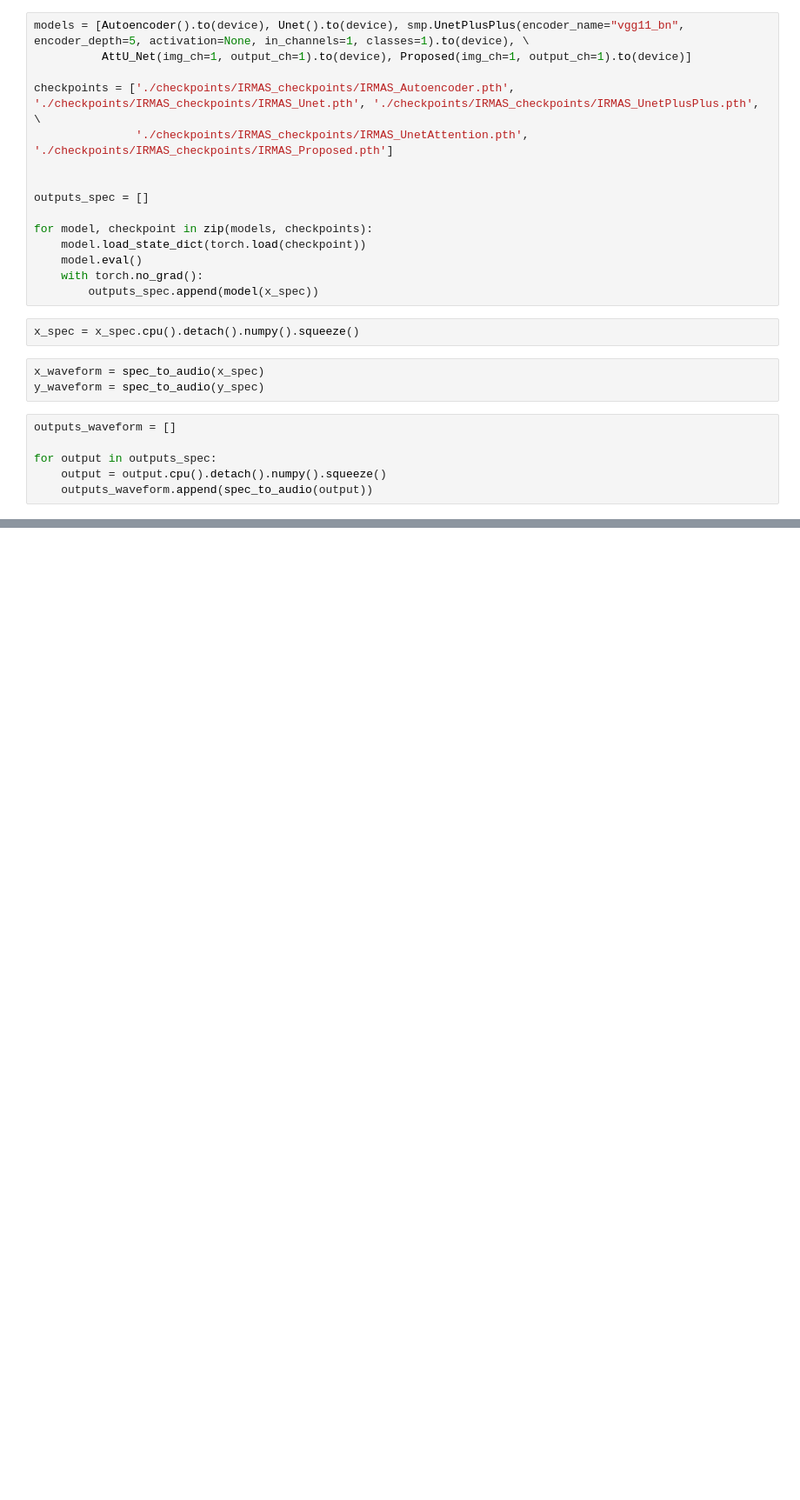
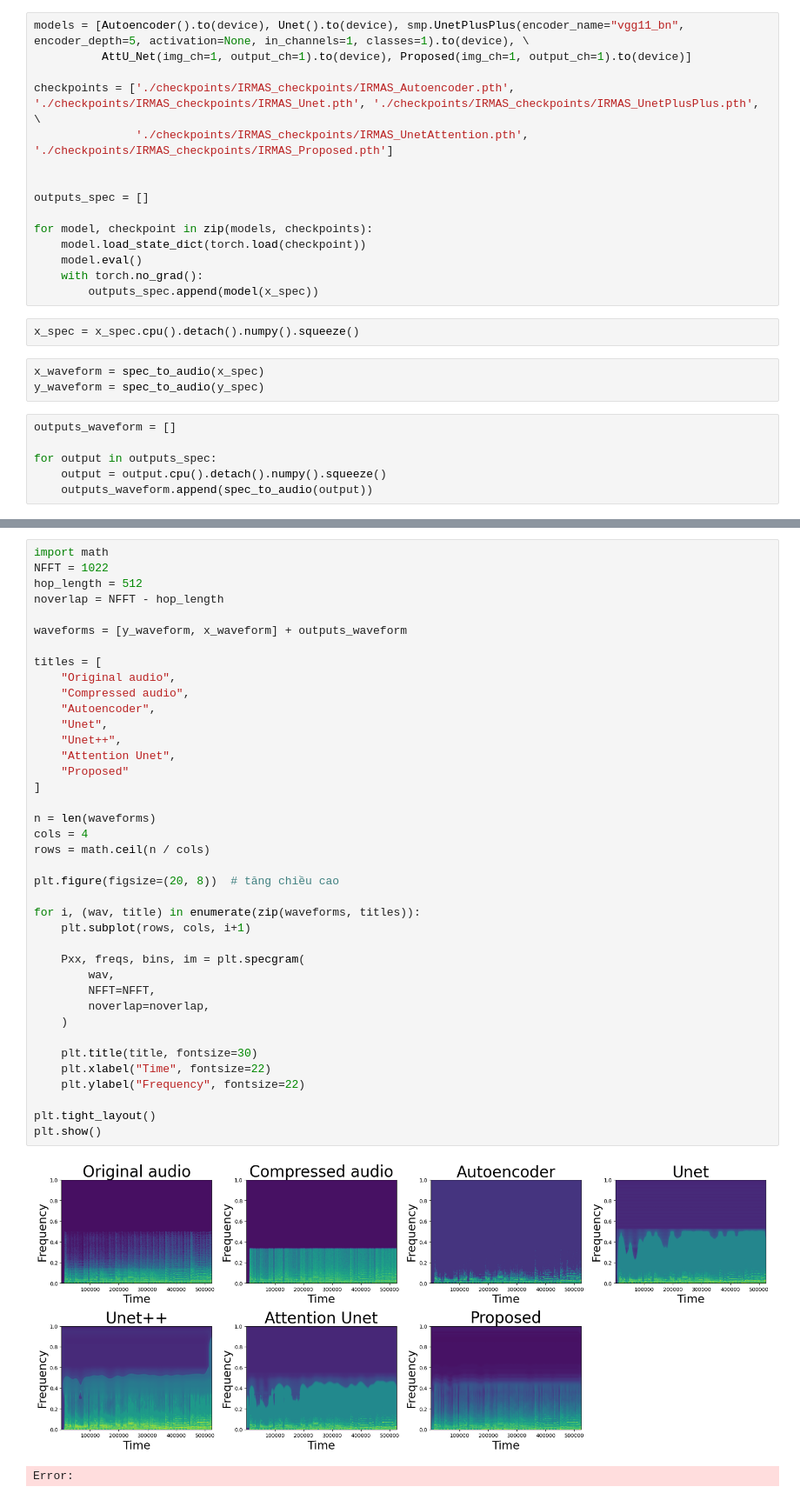
Before and after one commit to vuminhkh0a/Neural-Post-Processing, a Jupyter notebook: plot.ipynb, the cells around one changed output, grey strips where cells are left out. Shown at 87% size. Cells and saved outputs as stored; diff of their text form; blank space fills up the shorter version.

```diff
--- a/plot.ipynb
+++ b/plot.ipynb
@@ -124,0 +125,42 @@ plt.show()
+# %%
+import math
+NFFT = 1022
+hop_length = 512
+noverlap = NFFT - hop_length
+
+waveforms = [y_waveform, x_waveform] + outputs_waveform
+
+titles = [
+    "Original audio",
+    "Compressed audio",
+    "Autoencoder",
+    "Unet",
+    "Unet++",
+    "Attention Unet",
+    "Proposed"
+]
+
+n = len(waveforms)
+cols = 4
+rows = math.ceil(n / cols)
+
+plt.figure(figsize=(20, 8))  # tăng chiều cao
+
+for i, (wav, title) in enumerate(zip(waveforms, titles)):
+    plt.subplot(rows, cols, i+1)
+
+    Pxx, freqs, bins, im = plt.specgram(
+        wav,
+        NFFT=NFFT,
+        noverlap=noverlap,
+    )
+
+    plt.title(title, fontsize=30)
+    plt.xlabel("Time", fontsize=22)
+    plt.ylabel("Frequency", fontsize=22)
+
+plt.tight_layout()
+plt.show()
+# %% [output]
+[figure, added]
+Error:
```
Also changed, not shown: parts of 1 cell of this notebook, 6 other files.
